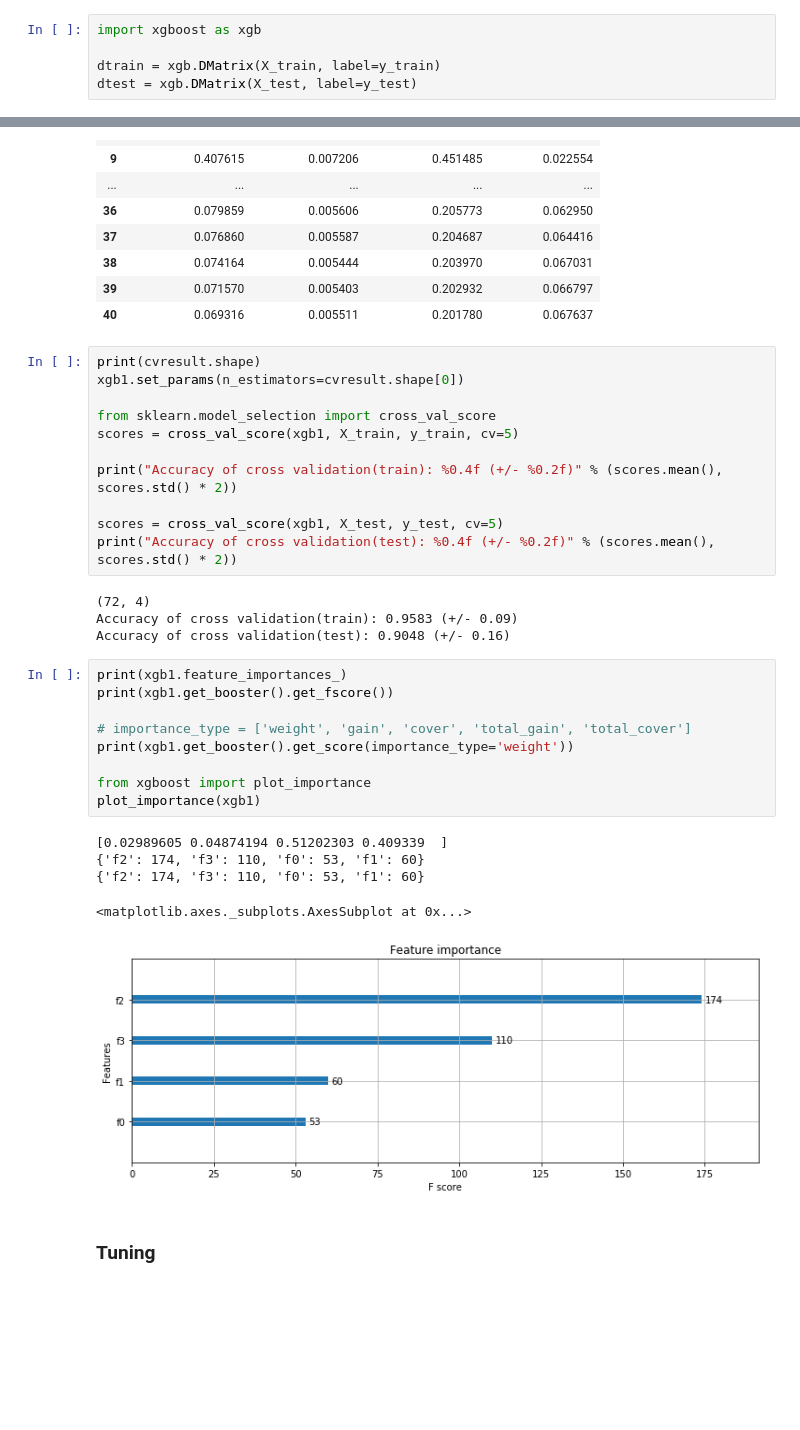
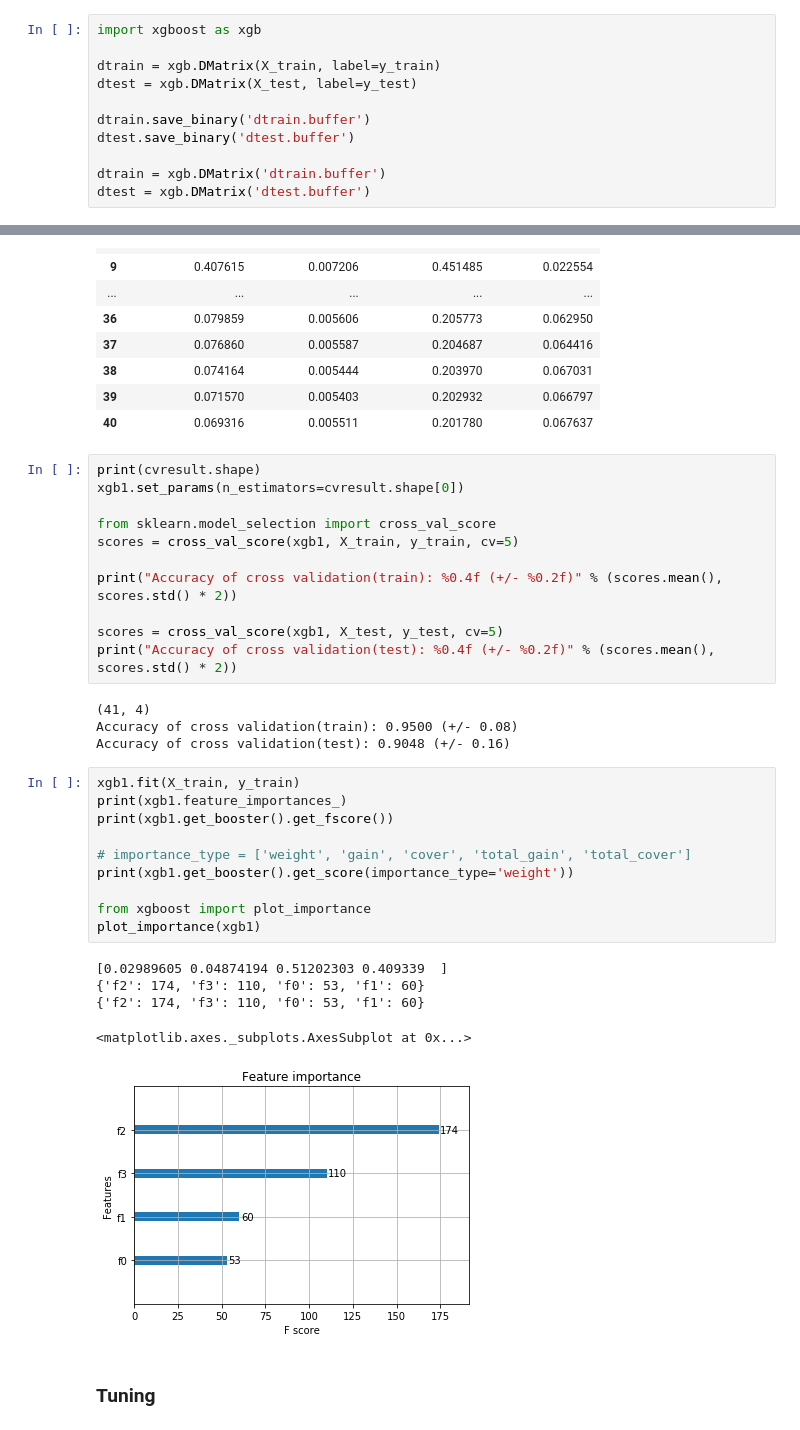
Before and after one commit to minghsu0107/ML, a Jupyter notebook: machine-learning/xgboost.ipynb, the cells around one changed output, grey strips where cells are left out. Saved outputs shown, nothing was run; the diff lists cells and outputs as text; blank space fills up the shorter version.

```diff
--- a/machine-learning/xgboost.ipynb
+++ b/machine-learning/xgboost.ipynb
@@ -23,3 +23,9 @@ import xgboost as xgb
 
 dtrain = xgb.DMatrix(X_train, label=y_train)
 dtest = xgb.DMatrix(X_test, label=y_test)
+
+dtrain.save_binary('dtrain.buffer')
+dtest.save_binary('dtest.buffer')
+
+dtrain = xgb.DMatrix('dtrain.buffer')
+dtest = xgb.DMatrix('dtest.buffer')
@@ -290,24 +300,25 @@ print("Accuracy of cross validation(train): %0.4f (+/- %0.2f)" % (scores.mean(),
 scores = cross_val_score(xgb1, X_test, y_test, cv=5)
 print("Accuracy of cross validation(test): %0.4f (+/- %0.2f)" % (scores.mean(), scores.std() * 2))
 # %% [output]
-(72, 4)
-Accuracy of cross validation(train): 0.9583 (+/- 0.09)
+(41, 4)
+Accuracy of cross validation(train): 0.9500 (+/- 0.08)
 Accuracy of cross validation(test): 0.9048 (+/- 0.16)
 # %%
+xgb1.fit(X_train, y_train)
 print(xgb1.feature_importances_)
 print(xgb1.get_booster().get_fscore())
 
 # importance_type = ['weight', 'gain', 'cover', 'total_gain', 'total_cover']
 print(xgb1.get_booster().get_score(importance_type='weight'))
 
 from xgboost import plot_importance
 plot_importance(xgb1)
 # %% [output]
 [0.02989605 0.04874194 0.51202303 0.409339  ]
 {'f2': 174, 'f3': 110, 'f0': 53, 'f1': 60}
 {'f2': 174, 'f3': 110, 'f0': 53, 'f1': 60}
 <matplotlib.axes._subplots.AxesSubplot at 0x...>
-[figure, old version]
+[figure, new version]
 # %% [markdown]
 ### Tuning
 # %%
```
Also changed, not shown: parts of 9 cells of this notebook.
